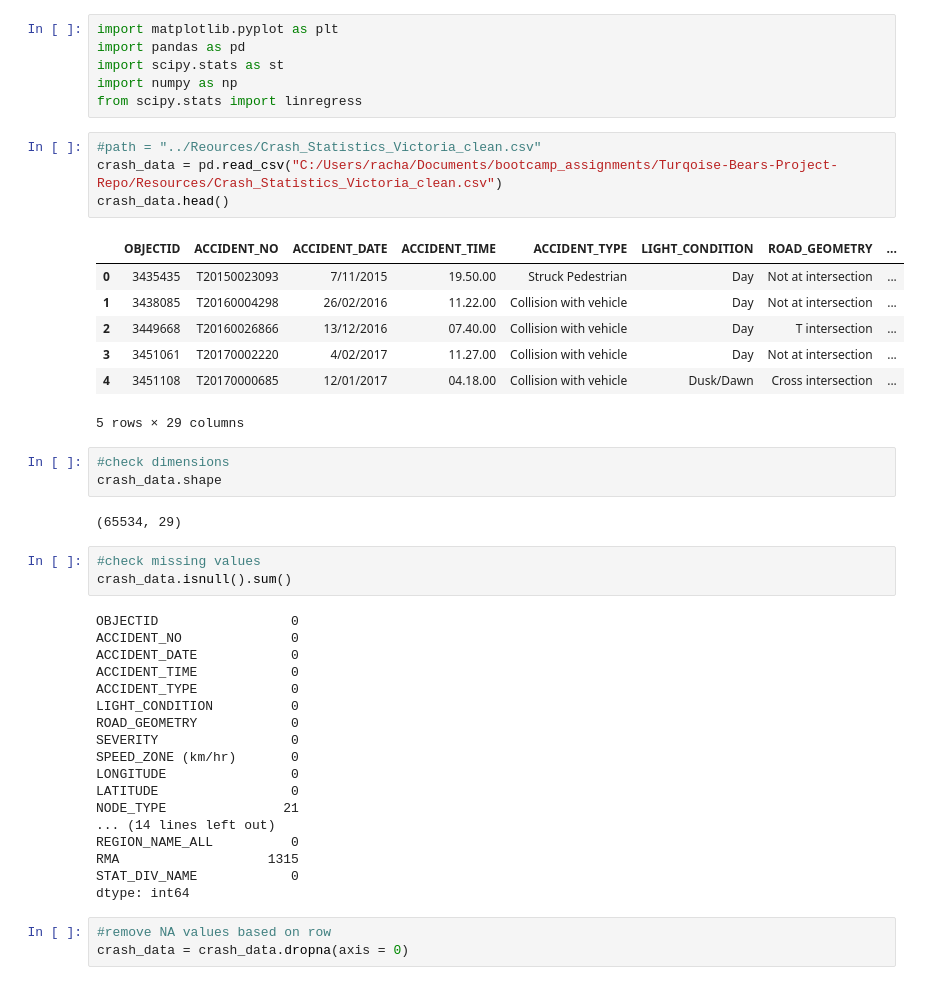
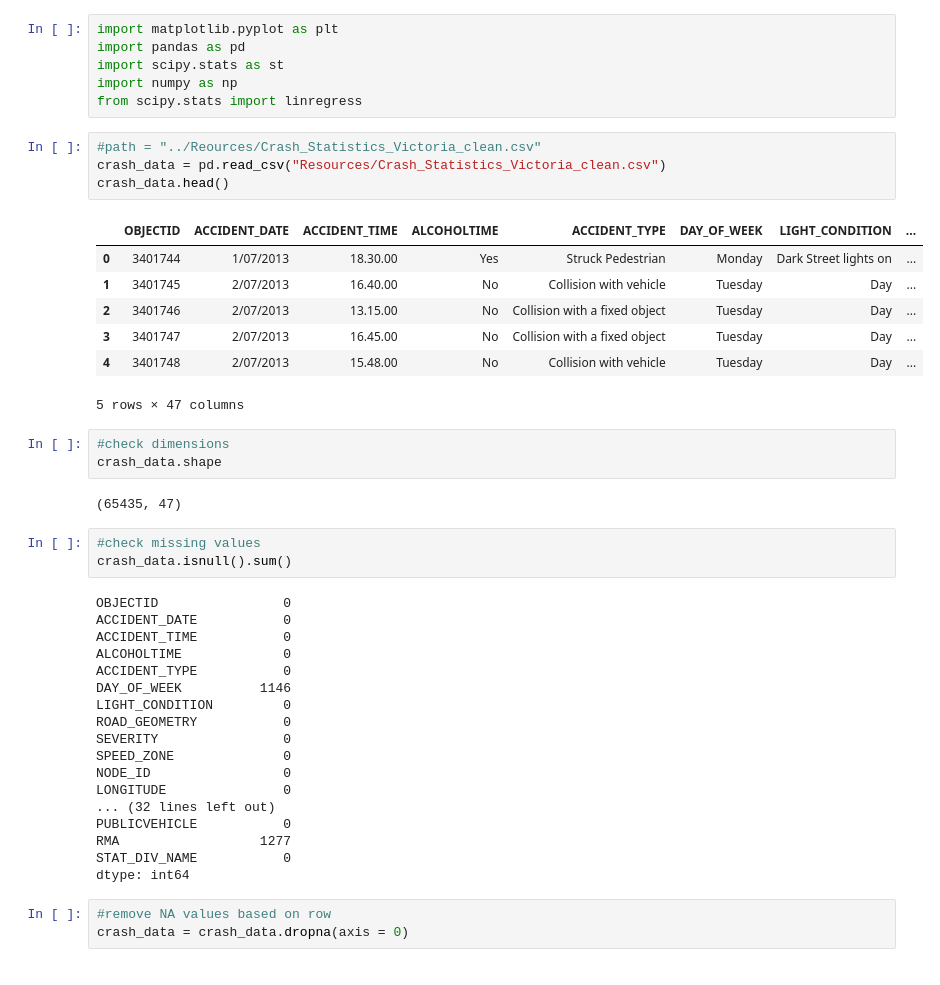
Before and after one commit to Jamie-GiHu/Turqoise-Bears-Project-Repo, a Jupyter notebook: Vic_Crash_analysis.ipynb, the cells around one changed output. Saved outputs shown, nothing was run; the diff lists cells and outputs as text.

```diff
--- a/Vic_Crash_analysis.ipynb
+++ b/Vic_Crash_analysis.ipynb
@@ -6,41 +6,41 @@ import numpy as np
 from scipy.stats import linregress
 # %%
 #path = "../Reources/Crash_Statistics_Victoria_clean.csv"
-crash_data = pd.read_csv("C:/Users/racha/Documents/bootcamp_assignments/Turqoise-Bears-Project-Repo/Resources/Crash_Statistics_Victoria_clean.csv")
+crash_data = pd.read_csv("Resources/Crash_Statistics_Victoria_clean.csv")
 crash_data.head()
 # %% [output]
-|  | OBJECTID | ACCIDENT_NO | ACCIDENT_DATE | ACCIDENT_TIME | ACCIDENT_TYPE | LIGHT_CONDITION | ROAD_GEOMETRY | ... |
-| 0 | 3435435 | T20150023093 | 7/11/2015 | 19.50.00 | Struck Pedestrian | Day | Not at intersection | ... |
-| 1 | 3438085 | T20160004298 | 26/02/2016 | 11.22.00 | Collision with vehicle | Day | Not at intersection | ... |
-| 2 | 3449668 | T20160026866 | 13/12/2016 | 07.40.00 | Collision with vehicle | Day | T intersection | ... |
-| 3 | 3451061 | T20170002220 | 4/02/2017 | 11.27.00 | Collision with vehicle | Day | Not at intersection | ... |
-| 4 | 3451108 | T20170000685 | 12/01/2017 | 04.18.00 | Collision with vehicle | Dusk/Dawn | Cross intersection | ... |
+|  | OBJECTID | ACCIDENT_DATE | ACCIDENT_TIME | ALCOHOLTIME | ACCIDENT_TYPE | DAY_OF_WEEK | LIGHT_CONDITION | ... |
+| 0 | 3401744 | 1/07/2013 | 18.30.00 | Yes | Struck Pedestrian | Monday | Dark Street lights on | ... |
+| 1 | 3401745 | 2/07/2013 | 16.40.00 | No | Collision with vehicle | Tuesday | Day | ... |
+| 2 | 3401746 | 2/07/2013 | 13.15.00 | No | Collision with a fixed object | Tuesday | Day | ... |
+| 3 | 3401747 | 2/07/2013 | 16.45.00 | No | Collision with a fixed object | Tuesday | Day | ... |
+| 4 | 3401748 | 2/07/2013 | 15.48.00 | No | Collision with vehicle | Tuesday | Day | ... |
-5 rows × 29 columns
+5 rows × 47 columns
 # %%
 #check dimensions
 crash_data.shape
 # %% [output]
-(65534, 29)
+(65435, 47)
 # %%
 #check missing values
 crash_data.isnull().sum()
 # %% [output]
-OBJECTID                 0
-ACCIDENT_NO              0
-ACCIDENT_DATE            0
-ACCIDENT_TIME            0
-ACCIDENT_TYPE            0
-LIGHT_CONDITION          0
-ROAD_GEOMETRY            0
-SEVERITY                 0
-SPEED_ZONE (km/hr)       0
-LONGITUDE                0
-LATITUDE                 0
-NODE_TYPE               21
-... (14 lines left out)
-REGION_NAME_ALL          0
-RMA                   1315
-STAT_DIV_NAME            0
+OBJECTID                0
+ACCIDENT_DATE           0
+ACCIDENT_TIME           0
+ALCOHOLTIME             0
+ACCIDENT_TYPE           0
+DAY_OF_WEEK          1146
+LIGHT_CONDITION         0
+ROAD_GEOMETRY           0
+SEVERITY                0
+SPEED_ZONE              0
+NODE_ID                 0
+LONGITUDE               0
+... (32 lines left out)
+PUBLICVEHICLE           0
+RMA                  1277
+STAT_DIV_NAME           0
 dtype: int64
 # %%
 #remove NA values based on row
```
Also changed, not shown: parts of 7 cells of this notebook.
